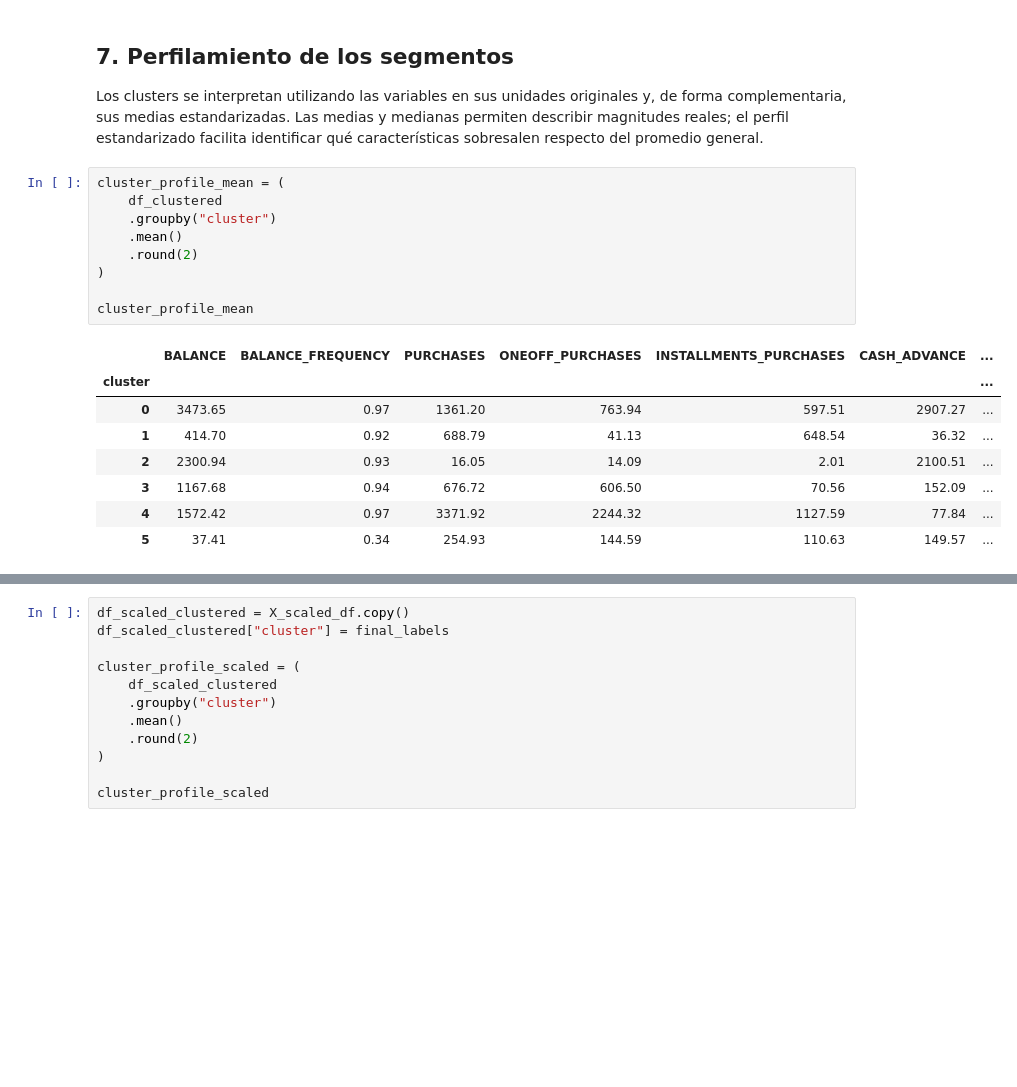
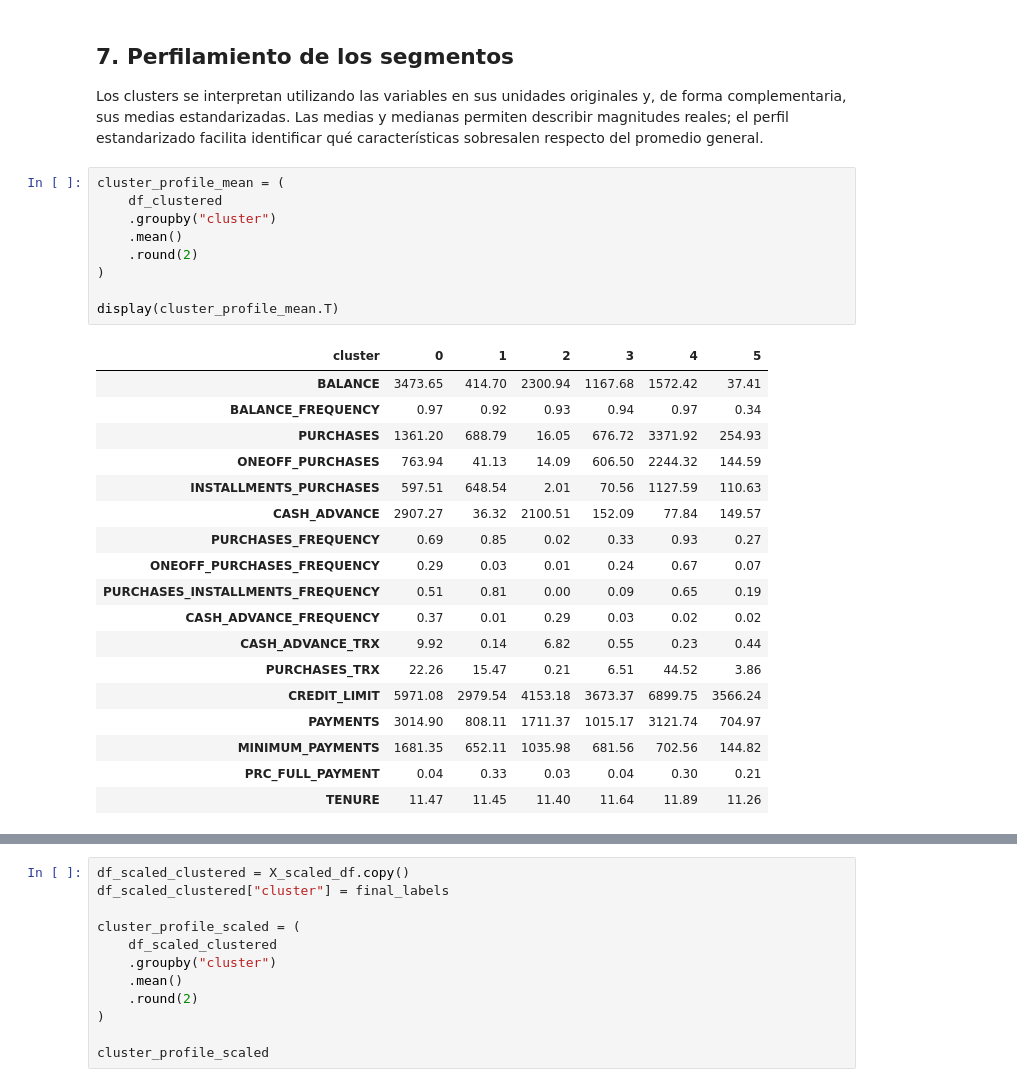
Before and after one commit to gonzalobello77/customer-segmentation, a Jupyter notebook: notebooks/02_segmentation_modeling.ipynb, the cells around one changed output, grey strips where cells are left out. Cells and saved outputs as stored; diff of their text form; blank space fills up the shorter version.

```diff
--- a/notebooks/02_segmentation_modeling.ipynb
+++ b/notebooks/02_segmentation_modeling.ipynb
@@ -355,21 +384,31 @@ Los clusters se interpretan utilizando las variables en sus unidades originales
 # %%
 cluster_profile_mean = (
     df_clustered
     .groupby("cluster")
     .mean()
     .round(2)
 )
 
-cluster_profile_mean
+display(cluster_profile_mean.T)
 # %% [output]
-|  | BALANCE | BALANCE_FREQUENCY | PURCHASES | ONEOFF_PURCHASES | INSTALLMENTS_PURCHASES | CASH_ADVANCE | ... |
-| cluster |  |  |  |  |  |  | ... |
-| 0 | 3473.65 | 0.97 | 1361.20 | 763.94 | 597.51 | 2907.27 | ... |
-| 1 | 414.70 | 0.92 | 688.79 | 41.13 | 648.54 | 36.32 | ... |
-| 2 | 2300.94 | 0.93 | 16.05 | 14.09 | 2.01 | 2100.51 | ... |
-| 3 | 1167.68 | 0.94 | 676.72 | 606.50 | 70.56 | 152.09 | ... |
-| 4 | 1572.42 | 0.97 | 3371.92 | 2244.32 | 1127.59 | 77.84 | ... |
-| 5 | 37.41 | 0.34 | 254.93 | 144.59 | 110.63 | 149.57 | ... |
+| cluster | 0 | 1 | 2 | 3 | 4 | 5 |
+| BALANCE | 3473.65 | 414.70 | 2300.94 | 1167.68 | 1572.42 | 37.41 |
+| BALANCE_FREQUENCY | 0.97 | 0.92 | 0.93 | 0.94 | 0.97 | 0.34 |
+| PURCHASES | 1361.20 | 688.79 | 16.05 | 676.72 | 3371.92 | 254.93 |
+| ONEOFF_PURCHASES | 763.94 | 41.13 | 14.09 | 606.50 | 2244.32 | 144.59 |
+| INSTALLMENTS_PURCHASES | 597.51 | 648.54 | 2.01 | 70.56 | 1127.59 | 110.63 |
+| CASH_ADVANCE | 2907.27 | 36.32 | 2100.51 | 152.09 | 77.84 | 149.57 |
+| PURCHASES_FREQUENCY | 0.69 | 0.85 | 0.02 | 0.33 | 0.93 | 0.27 |
+| ONEOFF_PURCHASES_FREQUENCY | 0.29 | 0.03 | 0.01 | 0.24 | 0.67 | 0.07 |
+| PURCHASES_INSTALLMENTS_FREQUENCY | 0.51 | 0.81 | 0.00 | 0.09 | 0.65 | 0.19 |
+| CASH_ADVANCE_FREQUENCY | 0.37 | 0.01 | 0.29 | 0.03 | 0.02 | 0.02 |
+| CASH_ADVANCE_TRX | 9.92 | 0.14 | 6.82 | 0.55 | 0.23 | 0.44 |
+| PURCHASES_TRX | 22.26 | 15.47 | 0.21 | 6.51 | 44.52 | 3.86 |
+| CREDIT_LIMIT | 5971.08 | 2979.54 | 4153.18 | 3673.37 | 6899.75 | 3566.24 |
+| PAYMENTS | 3014.90 | 808.11 | 1711.37 | 1015.17 | 3121.74 | 704.97 |
+| MINIMUM_PAYMENTS | 1681.35 | 652.11 | 1035.98 | 681.56 | 702.56 | 144.82 |
+| PRC_FULL_PAYMENT | 0.04 | 0.33 | 0.03 | 0.04 | 0.30 | 0.21 |
+| TENURE | 11.47 | 11.45 | 11.40 | 11.64 | 11.89 | 11.26 |
 # %%
 cluster_profile_median = (
     df_clustered
```
Also changed, not shown: parts of 10 cells of this notebook, 4 other files.
